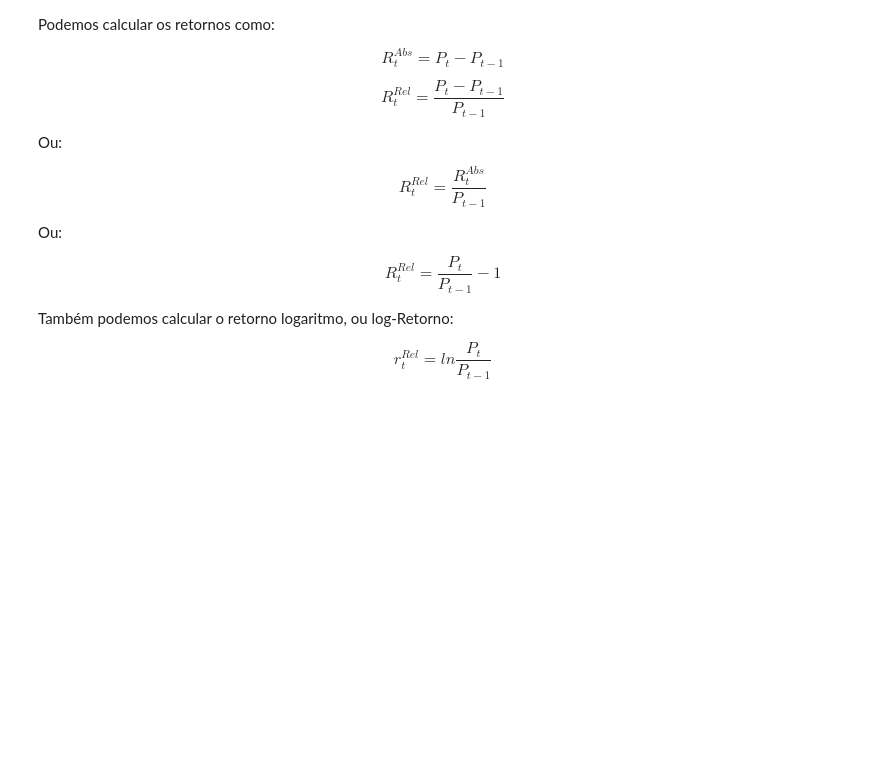
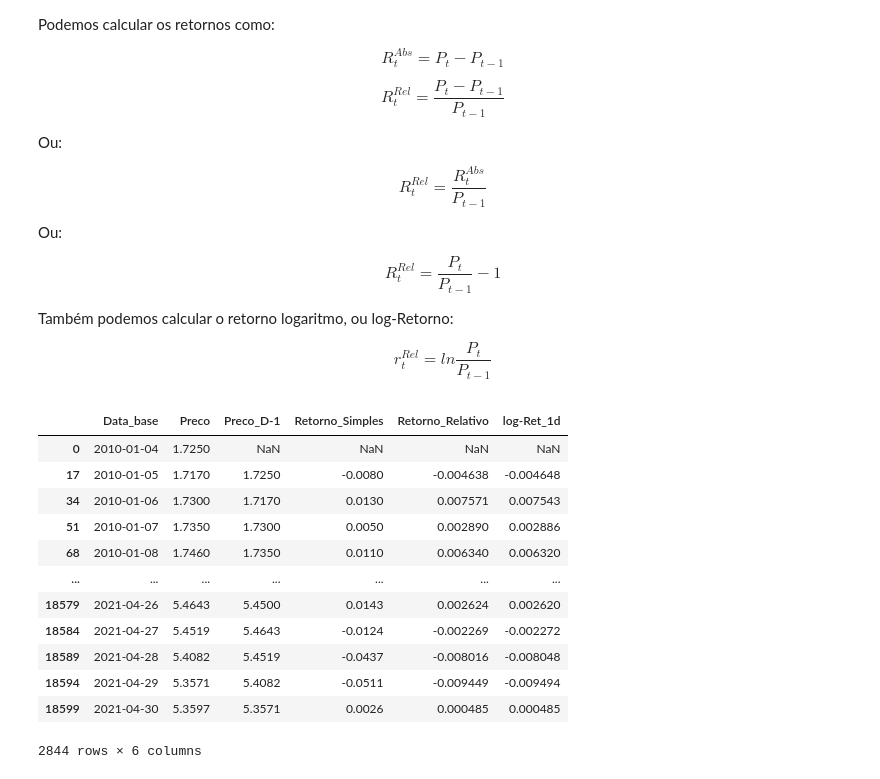
Before and after one commit to daniellcferreira/python-finance, a Jupyter notebook: aula07.ipynb, the cells around one changed output. Saved outputs shown, nothing was run; the diff lists cells and outputs as text; code cells hidden in the pictures; blank space fills up the shorter version.

```diff
--- a/aula07.ipynb
+++ b/aula07.ipynb
@@ -143,0 +146,20 @@ $$ r^{Rel}_t = ln\frac{P_t}{P_{t-1}}$$
+# %%
+# Cálculo de log-retorno
+db_USD['log-Ret_1d'] = db_USD['Preco'] / db_USD['Preco'].shift(1)
+db_USD['log-Ret_1d'] = db_USD['log-Ret_1d'].apply(lambda x: np.log(x))
+
+db_USD
+# %% [output]
+|  | Data_base | Preco | Preco_D-1 | Retorno_Simples | Retorno_Relativo | log-Ret_1d |
+| 0 | 2010-01-04 | 1.7250 | NaN | NaN | NaN | NaN |
+| 17 | 2010-01-05 | 1.7170 | 1.7250 | -0.0080 | -0.004638 | -0.004648 |
+| 34 | 2010-01-06 | 1.7300 | 1.7170 | 0.0130 | 0.007571 | 0.007543 |
+| 51 | 2010-01-07 | 1.7350 | 1.7300 | 0.0050 | 0.002890 | 0.002886 |
+| 68 | 2010-01-08 | 1.7460 | 1.7350 | 0.0110 | 0.006340 | 0.006320 |
+| ... | ... | ... | ... | ... | ... | ... |
+| 18579 | 2021-04-26 | 5.4643 | 5.4500 | 0.0143 | 0.002624 | 0.002620 |
+| 18584 | 2021-04-27 | 5.4519 | 5.4643 | -0.0124 | -0.002269 | -0.002272 |
+| 18589 | 2021-04-28 | 5.4082 | 5.4519 | -0.0437 | -0.008016 | -0.008048 |
+| 18594 | 2021-04-29 | 5.3571 | 5.4082 | -0.0511 | -0.009449 | -0.009494 |
+| 18599 | 2021-04-30 | 5.3597 | 5.3571 | 0.0026 | 0.000485 | 0.000485 |
+2844 rows × 6 columns
```
Also changed, not shown: parts of 18 cells of this notebook.
